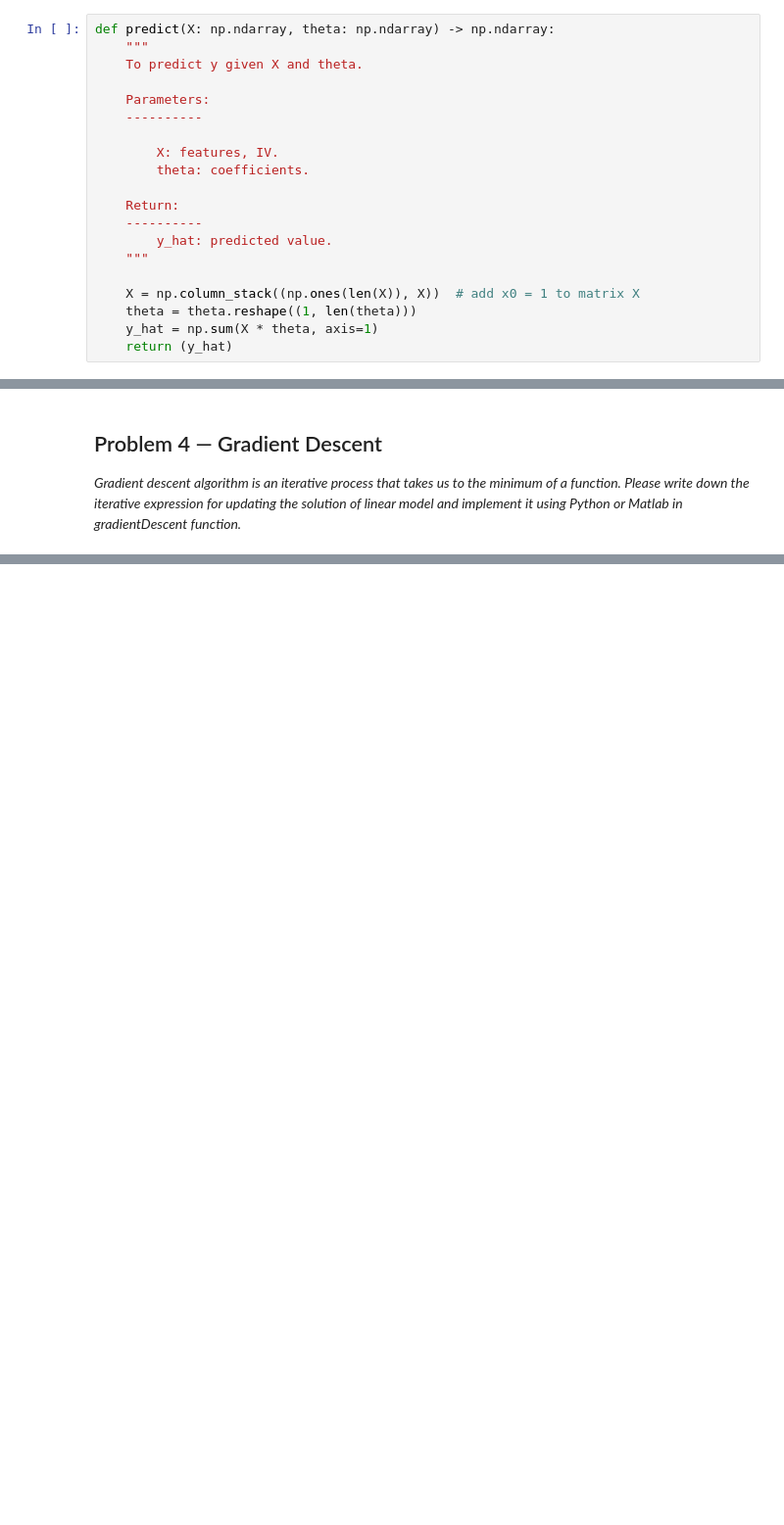
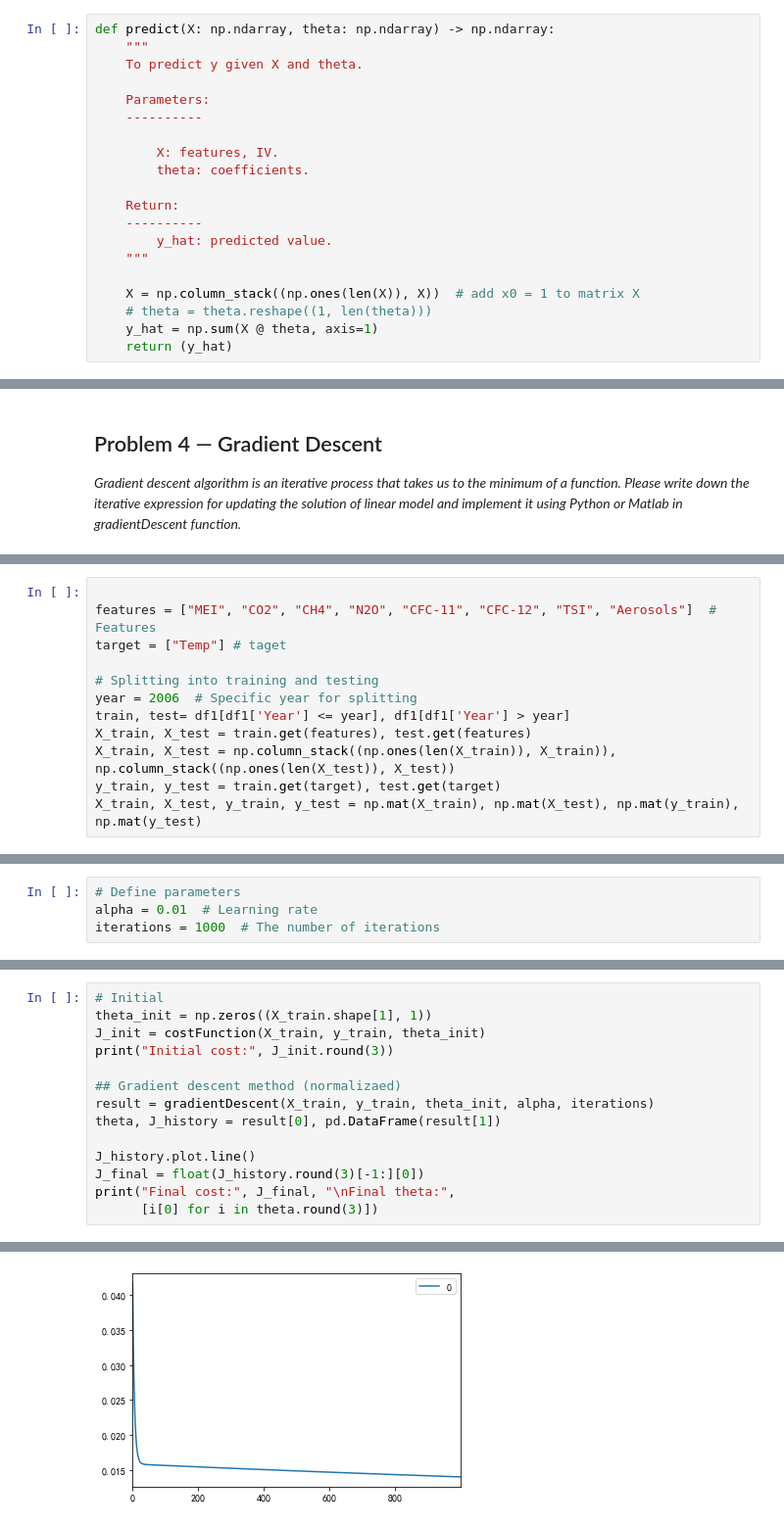
Before and after one commit to reycn/PHBS_BIGDATA_2019, a Jupyter notebook: Homework/Homework_2.ipynb, the cells around one changed output, grey strips where cells are left out. Shown: that part at 98% size. Drawn from its saved outputs; the diff is of its cells as text; blank space fills up the shorter version.

```diff
--- a/Homework/Homework_2.ipynb
+++ b/Homework/Homework_2.ipynb
@@ -457,8 +428,8 @@ def predict(X: np.ndarray, theta: np.ndarray) -> np.ndarray:
     """
 
     X = np.column_stack((np.ones(len(X)), X))  # add x0 = 1 to matrix X
-    theta = theta.reshape((1, len(theta)))
-    y_hat = np.sum(X * theta, axis=1)
+    # theta = theta.reshape((1, len(theta)))
+    y_hat = np.sum(X @ theta, axis=1)
     return (y_hat)
 # %% [markdown]
 Define a `score` function to calculate $R^2$:
@@ -1000,0 +910,12 @@ Final theta  [[-0.07049773  0.19881777  0.19132161  0.06760065  0.18431036 -0.08
+# %%
+
+features = ["MEI", "CO2", "CH4", "N2O", "CFC-11", "CFC-12", "TSI", "Aerosols"]  # Features
+target = ["Temp"] # taget
+
+# Splitting into training and testing
+year = 2006  # Specific year for splitting
+train, test= df1[df1['Year'] <= year], df1[df1['Year'] > year]
+X_train, X_test = train.get(features), test.get(features)
+X_train, X_test = np.column_stack((np.ones(len(X_train)), X_train)), np.column_stack((np.ones(len(X_test)), X_test))
+y_train, y_test = train.get(target), test.get(target)
+X_train, X_test, y_train, y_test = np.mat(X_train), np.mat(X_test), np.mat(y_train), np.mat(y_test)
@@ -1000,0 +924,4 @@ Final theta  [[-0.07049773  0.19881777  0.19132161  0.06760065  0.18431036 -0.08
+# %%
+# Define parameters
+alpha = 0.01  # Learning rate
+iterations = 1000  # The number of iterations
@@ -1000,0 +930,15 @@ Final theta  [[-0.07049773  0.19881777  0.19132161  0.06760065  0.18431036 -0.08
+# %%
+# Initial
+theta_init = np.zeros((X_train.shape[1], 1))
+J_init = costFunction(X_train, y_train, theta_init)
+print("Initial cost:", J_init.round(3))
+
+## Gradient descent method (normalizaed)
+result = gradientDescent(X_train, y_train, theta_init, alpha, iterations)
+theta, J_history = result[0], pd.DataFrame(result[1])
+
+J_history.plot.line()
+J_final = float(J_history.round(3)[-1:][0])
+print("Final cost:", J_final, "\nFinal theta:",
+      [i[0] for i in theta.round(3)])
+# %% [output]
@@ -1000,0 +949 @@ Final theta  [[-0.07049773  0.19881777  0.19132161  0.06760065  0.18431036 -0.08
+[figure, added]
```
Also changed, not shown: parts of 34 cells of this notebook, 7 other files.
